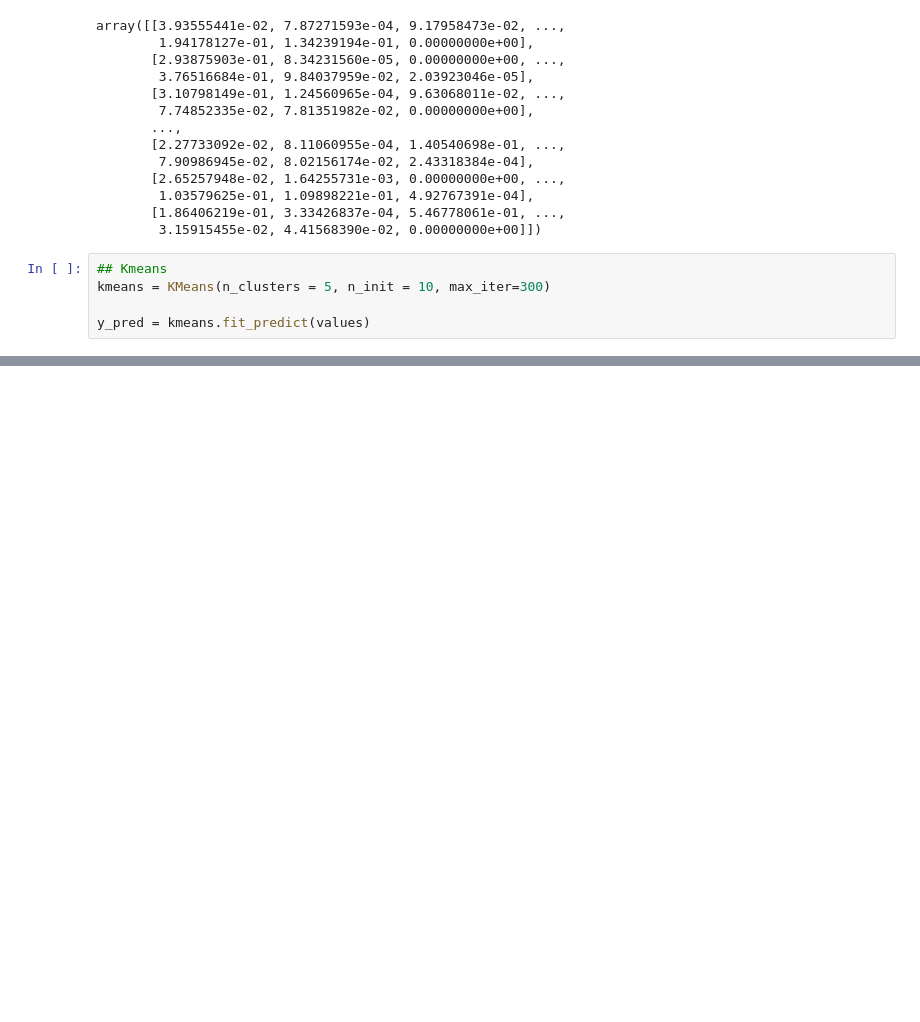
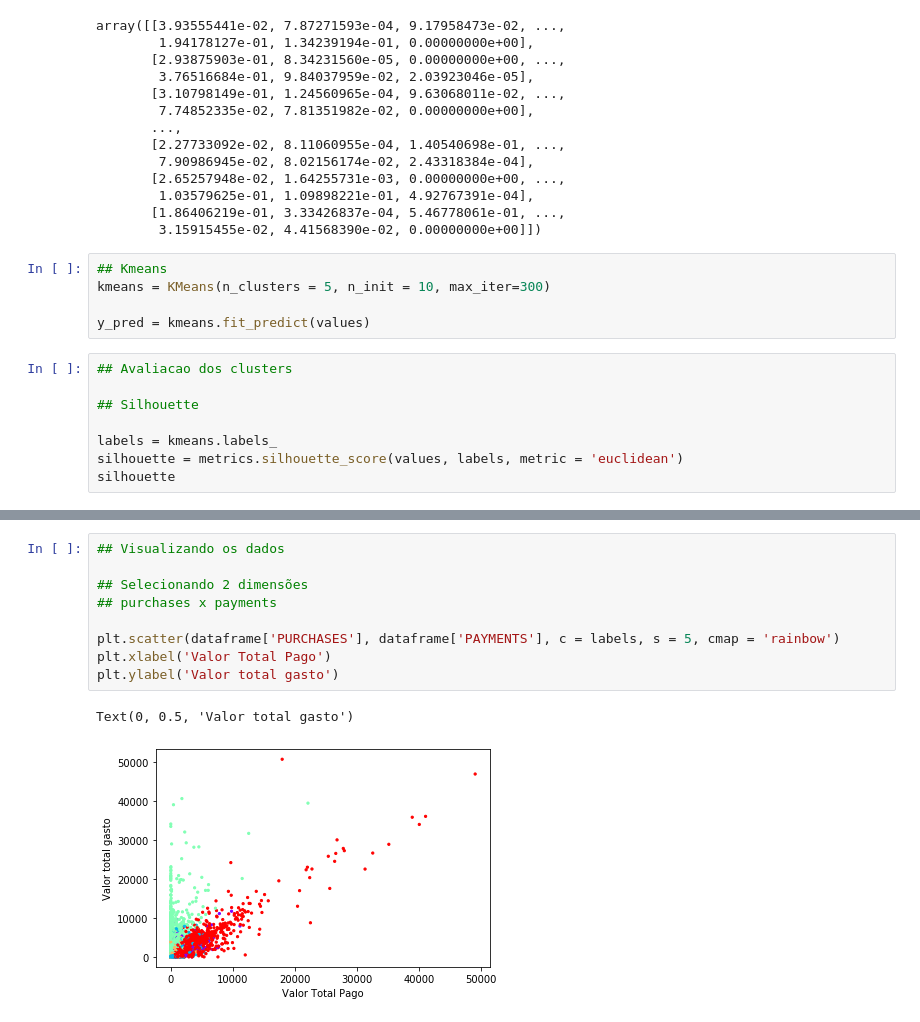
Before and after one commit to daianeklein/cursos-bootcamps, a Jupyter notebook: _Alura/Clustering/Cartao_credito.ipynb, the cells around one changed output, grey strips where cells are left out. Drawn from its saved outputs; the diff is of its cells as text; blank space fills up the shorter version.

Commit message:
clustering notebook analysis

```diff
--- a/_Alura/Clustering/Cartao_credito.ipynb
+++ b/_Alura/Clustering/Cartao_credito.ipynb
@@ -92,3 +96,11 @@ array([[3.93555441e-02, 7.87271593e-04, 9.17958473e-02, ...,
 kmeans = KMeans(n_clusters = 5, n_init = 10, max_iter=300)
 
 y_pred = kmeans.fit_predict(values)
+# %%
+## Avaliacao dos clusters
+
+## Silhouette
+
+labels = kmeans.labels_
+silhouette = metrics.silhouette_score(values, labels, metric = 'euclidean')
+silhouette
@@ -94,0 +171,12 @@ y_pred = kmeans.fit_predict(values)
+# %%
+## Visualizando os dados
+
+## Selecionando 2 dimensões
+## purchases x payments
+
+plt.scatter(dataframe['PURCHASES'], dataframe['PAYMENTS'], c = labels, s = 5, cmap = 'rainbow')
+plt.xlabel('Valor Total Pago')
+plt.ylabel('Valor total gasto')
+# %% [output]
+Text(0, 0.5, 'Valor total gasto')
+[figure, added]
```
Also changed, not shown: parts of 16 cells of this notebook.
